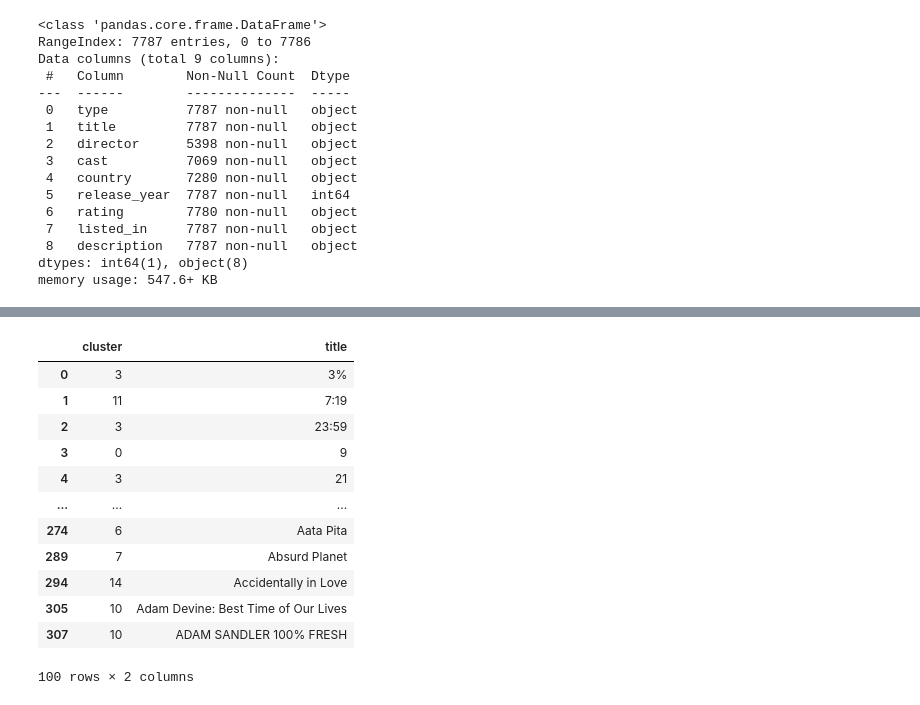
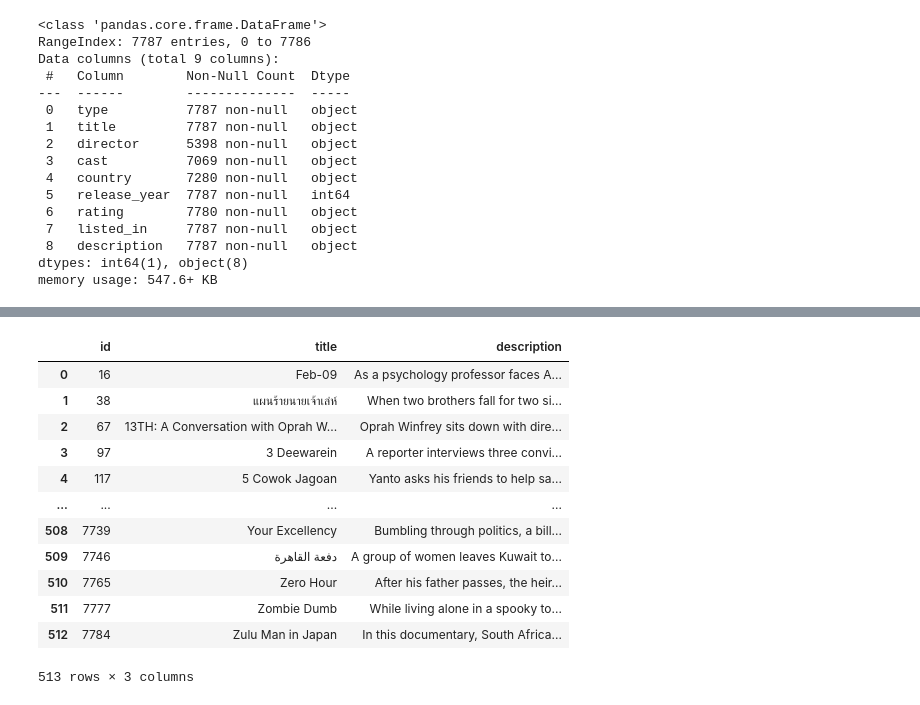
Before and after one commit to shivansh9770/Netflix-Movies-and-TV-show-Clustering, a Jupyter notebook: NETFLIX_MOVIES_AND_TV_SHOWS_CLUSTERING.ipynb, the cells around one changed output, grey strips where cells are left out. Cells and saved outputs as stored; diff of their text form; code cells hidden in the pictures.

```diff
--- a/NETFLIX_MOVIES_AND_TV_SHOWS_CLUSTERING.ipynb
+++ b/NETFLIX_MOVIES_AND_TV_SHOWS_CLUSTERING.ipynb
@@ -924,17 +989,19 @@ Cluster 0:
 ------------
-# %%
-netflix_df.groupby('cluster')
-# %% [output]
-|  | cluster | title |
-| 0 | 3 | 3% |
-| 1 | 11 | 7:19 |
-| 2 | 3 | 23:59 |
-| 3 | 0 | 9 |
-| 4 | 3 | 21 |
-| ... | ... | ... |
-| 274 | 6 | Aata Pita |
-| 289 | 7 | Absurd Planet |
-| 294 | 14 | Accidentally in Love |
-| 305 | 10 | Adam Devine: Best Time of Our Lives |
-| 307 | 10 | ADAM SANDLER 100% FRESH |
-100 rows × 2 columns
+# %%
+cluster_0=pd.read_csv('/content/cluster0.csv')
+# %%
+cluster_0
+# %% [output]
+|  | id | title | description |
+| 0 | 16 | Feb-09 | As a psychology professor faces A... |
+| 1 | 38 | แผนร้ายนายเจ้าเล่ห์ | When two brothers fall for two si... |
+| 2 | 67 | 13TH: A Conversation with Oprah W... | Oprah Winfrey sits down with dire... |
+| 3 | 97 | 3 Deewarein | A reporter interviews three convi... |
+| 4 | 117 | 5 Cowok Jagoan | Yanto asks his friends to help sa... |
+| ... | ... | ... | ... |
+| 508 | 7739 | Your Excellency | Bumbling through politics, a bill... |
+| 509 | 7746 | دفعة القاهرة | A group of women leaves Kuwait to... |
+| 510 | 7765 | Zero Hour | After his father passes, the heir... |
+| 511 | 7777 | Zombie Dumb | While living alone in a spooky to... |
+| 512 | 7784 | Zulu Man in Japan | In this documentary, South Africa... |
+513 rows × 3 columns
```
Also changed, not shown: parts of 14 cells of this notebook.
